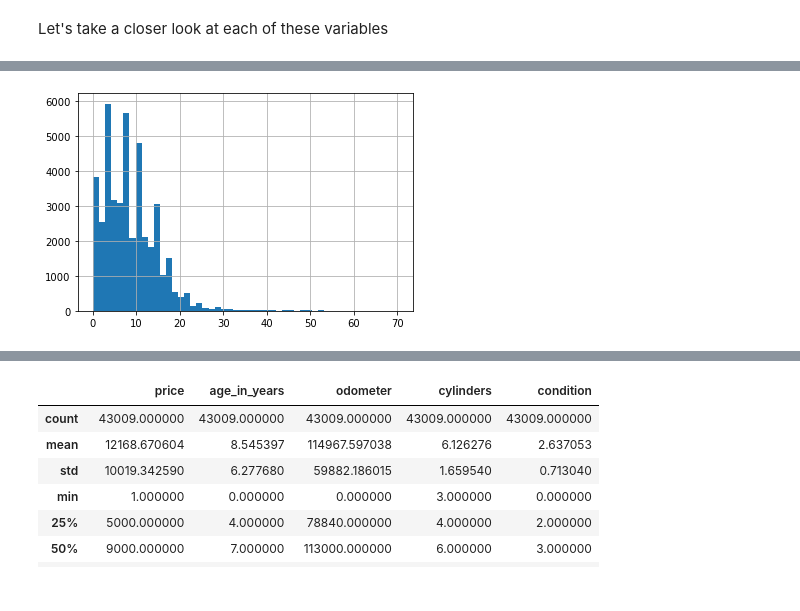
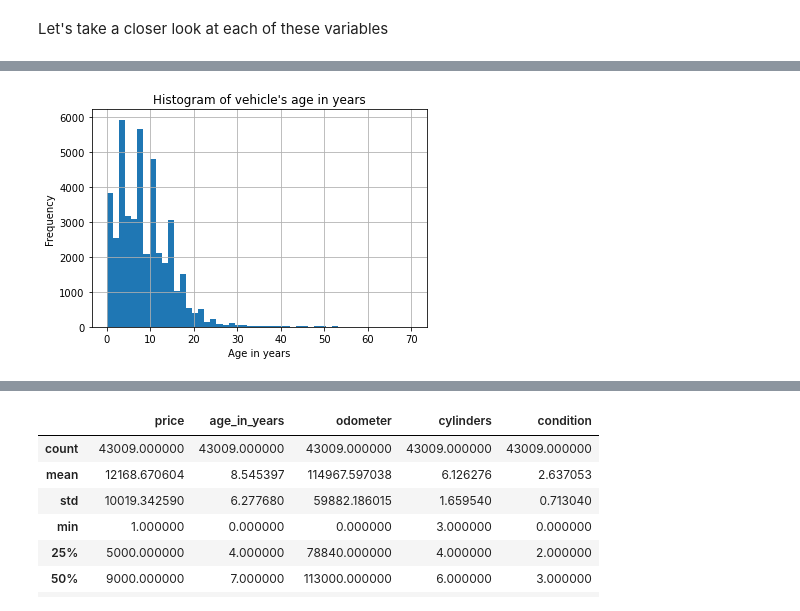
Before and after one commit to chuksoo/vehicle_price_analytics, a Jupyter notebook: car_sales_EDA.ipynb, the cells around one changed output, grey strips where cells are left out. Drawn from its saved outputs; the diff is of its cells as text; code cells hidden in the pictures.

```diff
--- a/car_sales_EDA.ipynb
+++ b/car_sales_EDA.ipynb
@@ -470,5 +482,10 @@ vehicles['price'].hist(bins=100, range=[0, 80000]);
 # %%
 # histogram of vehicle's age in years
-vehicles['age_in_years'].hist(bins=50, range=[0, 70]);
+vehicles['age_in_years'].hist(bins=50, range=[0, 70])
+
+# add title and axis names
+plt.xlabel('Age in years')
+plt.ylabel('Frequency')
+plt.title("Histogram of vehicle's age in years");
 # %% [output]
-[figure, old version]
+[figure, new version]
```
Also changed, not shown: parts of 51 cells of this notebook.
